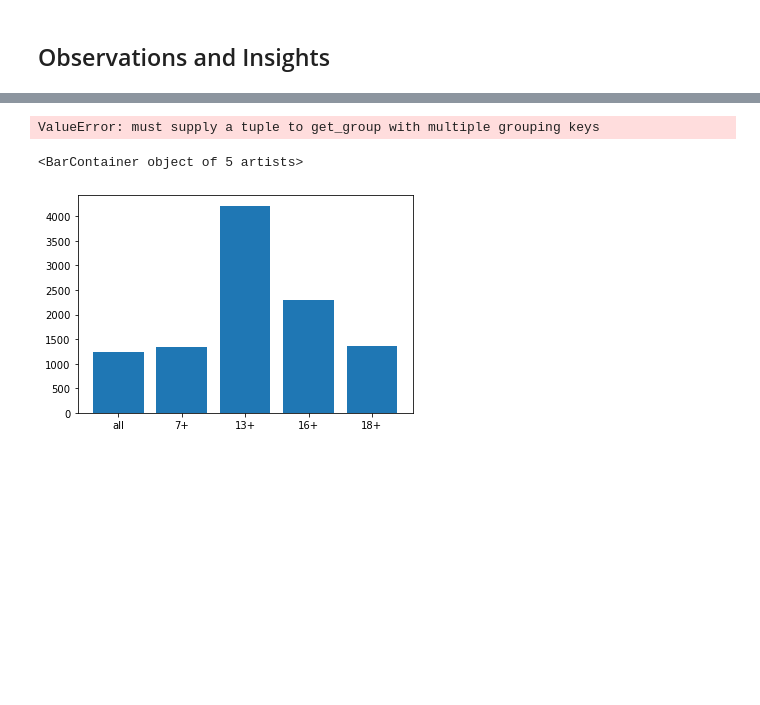
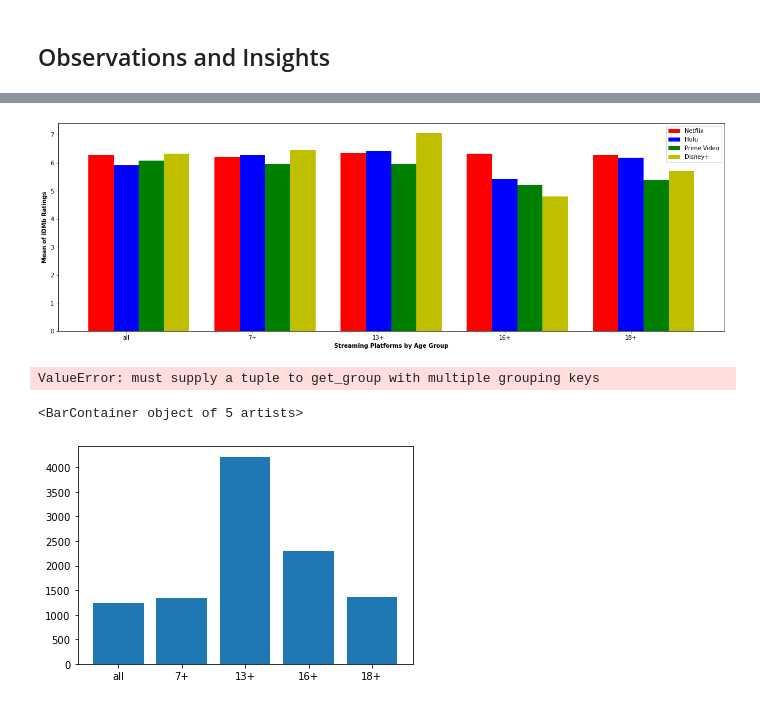
Before and after one commit to jtslater2/old_fashioned, a Jupyter notebook: Scripts/mpaa.ipynb, the cells around one changed output, grey strips where cells are left out. Drawn from its saved outputs; the diff is of its cells as text; code cells hidden in the pictures; blank space fills up the shorter version.

```diff
--- a/Scripts/mpaa.ipynb
+++ b/Scripts/mpaa.ipynb
@@ -226,3 +256,31 @@ x = np.arange(5)
+# %%
+
+#IMDB mean for each age group
+
+fig = plt.figure(figsize = (16,5))
+
+x = np.arange(5)
+
+ax = fig.add_axes([0,0,1,1])
+ax.bar(x, ms2["mnf-age"], color = 'r', width = 0.2, label = "Netflix")
+ax.bar(x+.2, ms3["mhu-age"], color = 'b', width = 0.2, label = "Hulu")
+ax.bar(x+ .4, ms4["mpv-age"], color = 'g', width = 0.2, label = "Prime Video")
+ax.bar(x+.6, ms5["mdi-age"], color = 'y', width = 0.2, label = "Disney+")
+
+
+
+plt.xlabel('Streaming Platforms by Age Group', fontweight ='bold')
+plt.ylabel('Mean of IDMb Ratings', fontweight ='bold')
+#plt.xticks(['all', '7+', '13+', '16+', '18+'])
+plt.xticks([r + .2 for r in range(5)],
+           ['all', '7+', '13+', '16+', '18+'])
+
+plt.legend()
+
+
+plt.show()
+# %% [output]
+[figure, added]
 # %%
 #sumstats = tv_movies_df1.groupby(["Age","Netflix"]).sum()
 #sumstats = tv_movies_df1.groupby(["Age","Netflix","Hulu"])["Title"].value_counts()
```
Also changed, not shown: parts of 7 cells of this notebook.
